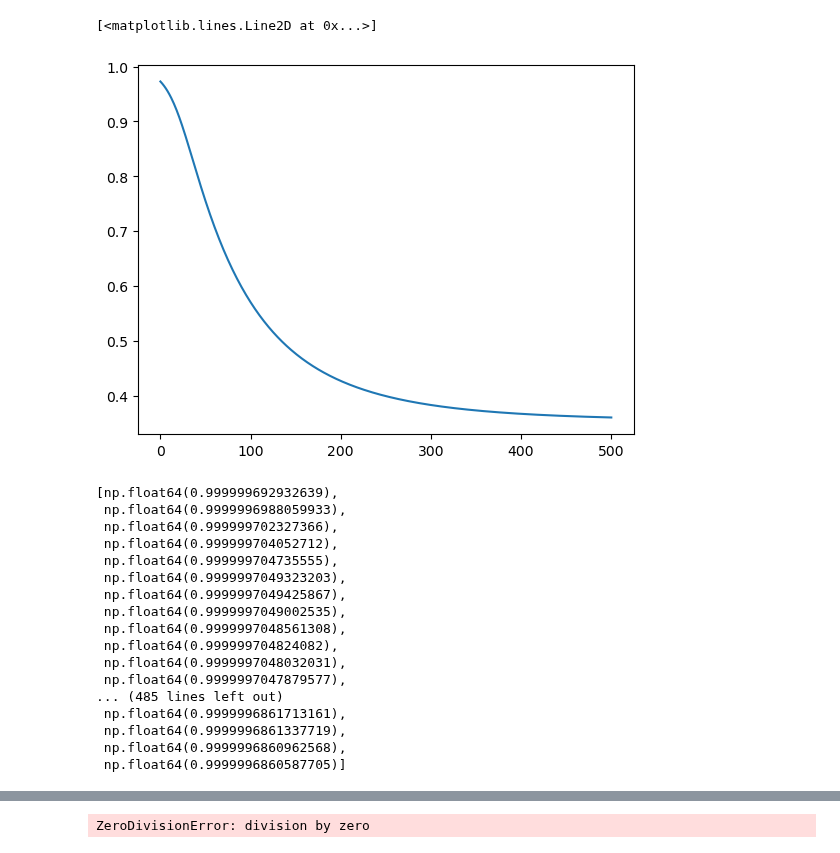
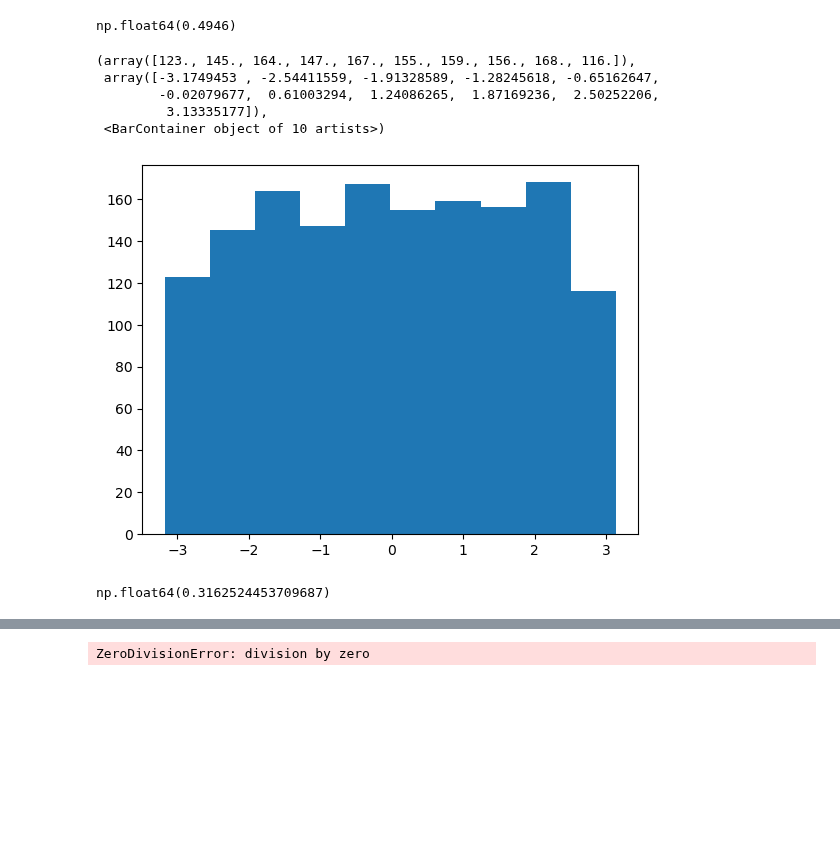
Before and after one commit to lorenzo-costa/testing-network-independence, a Jupyter notebook: notebooks/new_setup.ipynb, the cells around one changed output, grey strips where cells are left out. Drawn from its saved outputs; the diff is of its cells as text; code cells hidden in the pictures; blank space fills up the shorter version.

```diff
--- a/notebooks/new_setup.ipynb
+++ b/notebooks/new_setup.ipynb
@@ -154,27 +47,16 @@ plt.hist(Zhat.flatten(), bins=30)
-# %%
-error_history = [RelativeFrobeniusNorm(gram_matrix=True)({'estimated_latent': Z[0], 'true_latent': data['Z']}) for Z in out[2]]
-
-plt.plot(error_history)
-# %% [output]
-[<matplotlib.lines.Line2D at 0x...>]
-[figure, removed]
-# %%
-error_history
-# %% [output]
-[np.float64(0.999999692932639),
- np.float64(0.9999996988059933),
- np.float64(0.999999702327366),
- np.float64(0.999999704052712),
- np.float64(0.999999704735555),
- np.float64(0.9999997049323203),
- np.float64(0.9999997049425867),
- np.float64(0.9999997049002535),
- np.float64(0.9999997048561308),
- np.float64(0.999999704824082),
- np.float64(0.9999997048032031),
- np.float64(0.9999997047879577),
-... (485 lines left out)
- np.float64(0.9999996861713161),
- np.float64(0.9999996861337719),
- np.float64(0.9999996860962568),
- np.float64(0.9999996860587705)]
+# %%
+m = BernoulliNetwork(n=300, k=5, rho=0, marginals='uniform -3 3', center_latent=True)
+data = m.generate()
+# %%
+data['A'].sum()/data['A'].size
+# %% [output]
+np.float64(0.4946)
+# %%
+plt.hist((data['Z']).flatten())
+# %% [output]
+(array([123., 145., 164., 147., 167., 155., 159., 156., 168., 116.]),
+ array([-3.1749453 , -2.54411559, -1.91328589, -1.28245618, -0.65162647,
+        -0.02079677,  0.61003294,  1.24086265,  1.87169236,  2.50252206,
+         3.13335177]),
+ <BarContainer object of 10 artists>)
+[figure, added]
@@ -180,0 +65,4 @@ error_history
+# %%
+RelativeFrobeniusNorm(gram_matrix=True)({'estimated_latent':out[0], 'true_latent':data['Z']})
+# %% [output]
+np.float64(0.3162524453709687)
```
Also changed, not shown: parts of 17 cells of this notebook, 10 other files.
